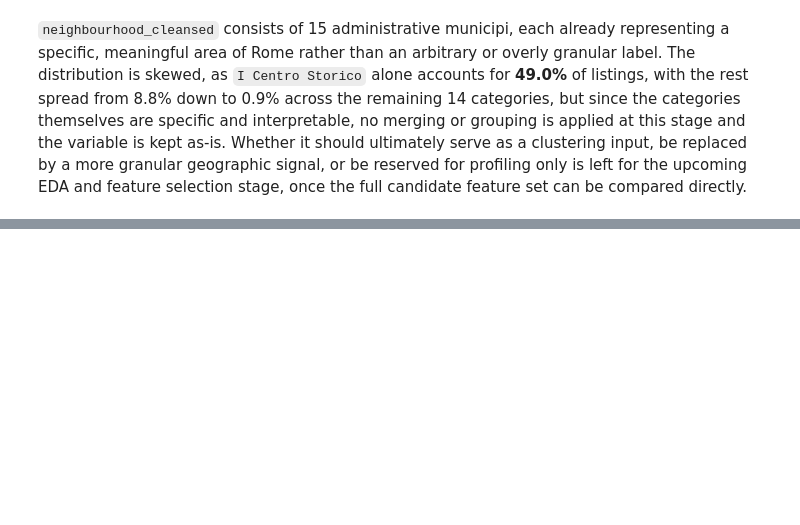
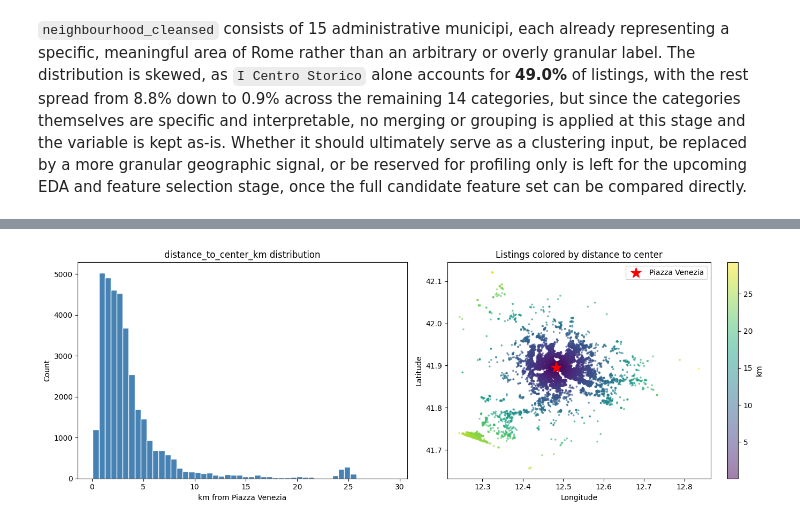
Before and after one commit to pln6/airbnb-market-segmentation-analysis, a Jupyter notebook: notebooks/02_feature_engineering.ipynb, the cells around one changed output, grey strips where cells are left out. Cells and saved outputs as stored; diff of their text form; code cells hidden in the pictures; blank space fills up the shorter version.

```diff
--- a/notebooks/02_feature_engineering.ipynb
+++ b/notebooks/02_feature_engineering.ipynb
@@ -240,0 +294,25 @@ display(pd.DataFrame({'count': neighbourhood_counts, 'pct': neighbourhood_pct}))
+# %%
+fig, axes = plt.subplots(1, 2, figsize=(14, 5))
+
+# distribution of distance_to_center_km
+axes[0].hist(listings_clean['distance_to_center_km'], bins=50, color='steelblue', edgecolor='white')
+axes[0].set_title('distance_to_center_km distribution')
+axes[0].set_xlabel('km from Piazza Venezia')
+axes[0].set_ylabel('Count')
+
+# listings colored by distance, to visually sanity-check geography
+scatter = axes[1].scatter(
+    listings_clean['longitude'], listings_clean['latitude'],
+    c=listings_clean['distance_to_center_km'], cmap='viridis', s=3, alpha=0.5
+)
+axes[1].scatter([REFERENCE_LON], [REFERENCE_LAT], color='red', marker='*', s=200, label='Piazza Venezia')
+axes[1].set_title('Listings colored by distance to center')
+axes[1].set_xlabel('Longitude')
+axes[1].set_ylabel('Latitude')
+axes[1].legend()
+plt.colorbar(scatter, ax=axes[1], label='km')
+
+plt.tight_layout()
+plt.show()
+# %% [output]
+[figure, added]
```
Also changed, not shown: parts of 4 cells of this notebook.
